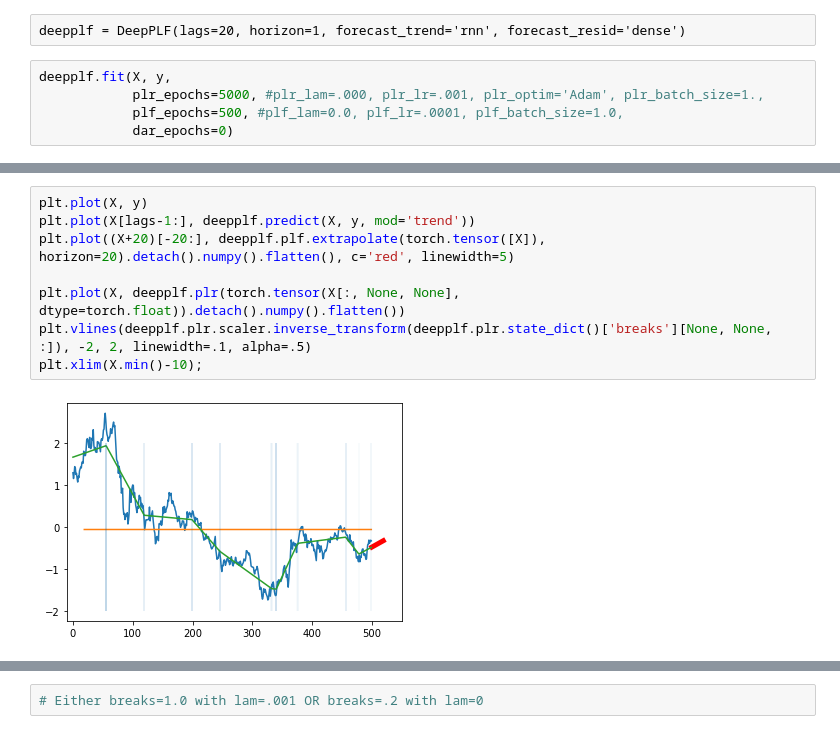
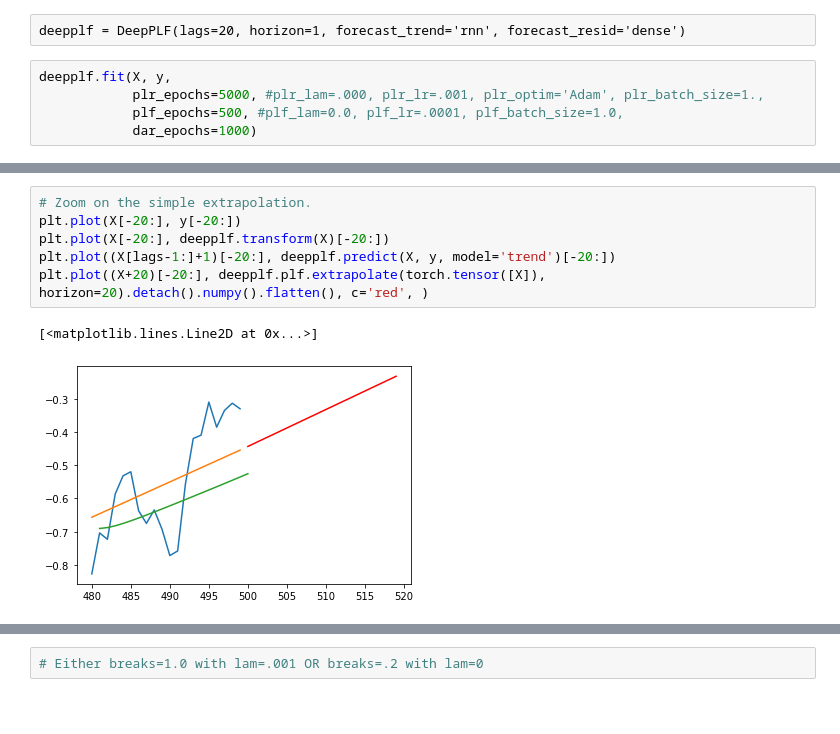
Before and after one commit to GuillaumeDMMarion/deep-plats, a Jupyter notebook: notebooks/development.ipynb, the cells around one changed output, grey strips where cells are left out. Drawn from its saved outputs; the diff is of its cells as text; blank space fills up the shorter version.

```diff
--- a/notebooks/development.ipynb
+++ b/notebooks/development.ipynb
@@ -59,4 +59,4 @@ deepplf = DeepPLF(lags=20, horizon=1, forecast_trend='rnn', forecast_resid='dens
 deepplf.fit(X, y,
             plr_epochs=5000, #plr_lam=.000, plr_lr=.001, plr_optim='Adam', plr_batch_size=1.,
             plf_epochs=500, #plf_lam=0.0, plf_lr=.0001, plf_batch_size=1.0,
-            dar_epochs=0)
+            dar_epochs=1000)
@@ -128,10 +63,9 @@ plt.xlim(X.min()-.1);
-# %%
-plt.plot(X, y)
-plt.plot(X[lags-1:], deepplf.predict(X, y, mod='trend'))
-plt.plot((X+20)[-20:], deepplf.plf.extrapolate(torch.tensor([X]), horizon=20).detach().numpy().flatten(), c='red', linewidth=5)
-
-plt.plot(X, deepplf.plr(torch.tensor(X[:, None, None], dtype=torch.float)).detach().numpy().flatten())
-plt.vlines(deepplf.plr.scaler.inverse_transform(deepplf.plr.state_dict()['breaks'][None, None, :]), -2, 2, linewidth=.1, alpha=.5)
-plt.xlim(X.min()-10);
-# %% [output]
-[figure, removed]
+# %%
+# Zoom on the simple extrapolation.
+plt.plot(X[-20:], y[-20:])
+plt.plot(X[-20:], deepplf.transform(X)[-20:])
+plt.plot((X[lags-1:]+1)[-20:], deepplf.predict(X, y, model='trend')[-20:])
+plt.plot((X+20)[-20:], deepplf.plf.extrapolate(torch.tensor([X]), horizon=20).detach().numpy().flatten(), c='red', )
+# %% [output]
+[<matplotlib.lines.Line2D at 0x...>]
+[figure, added]
```
Also changed, not shown: parts of 25 cells of this notebook.
